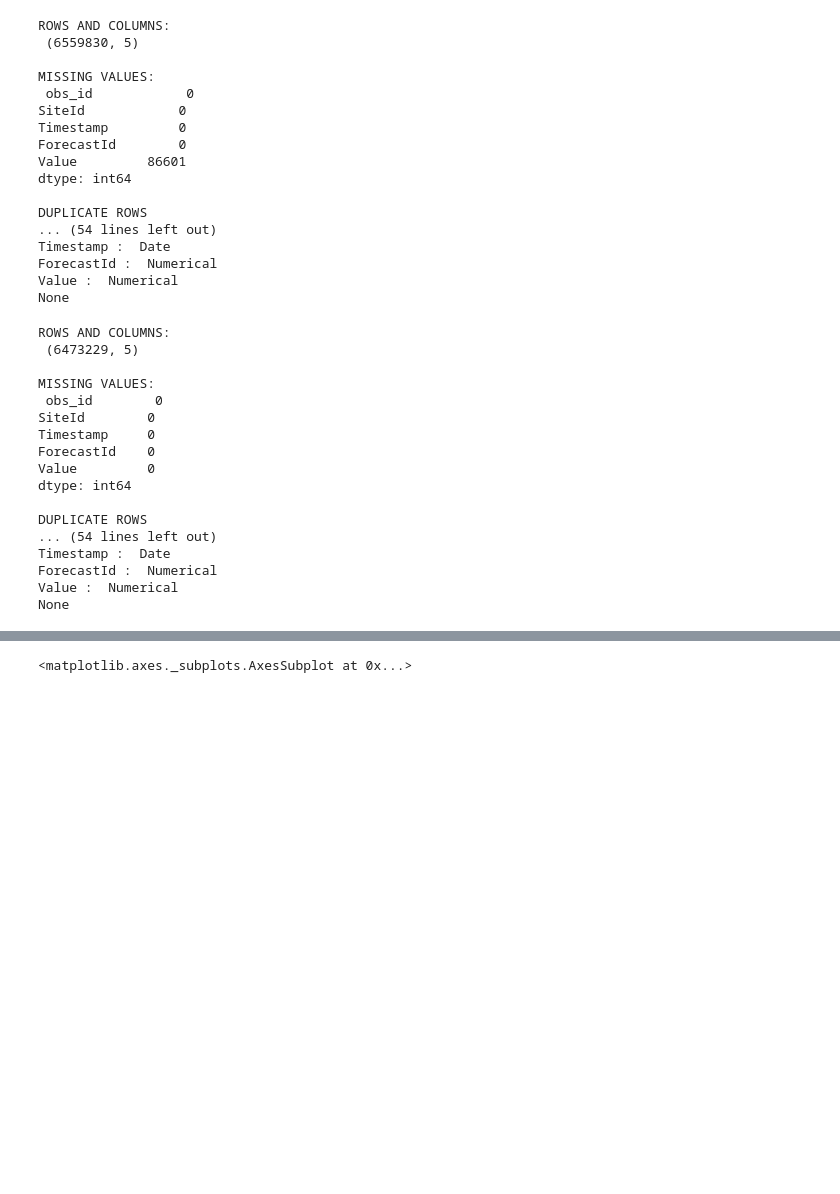
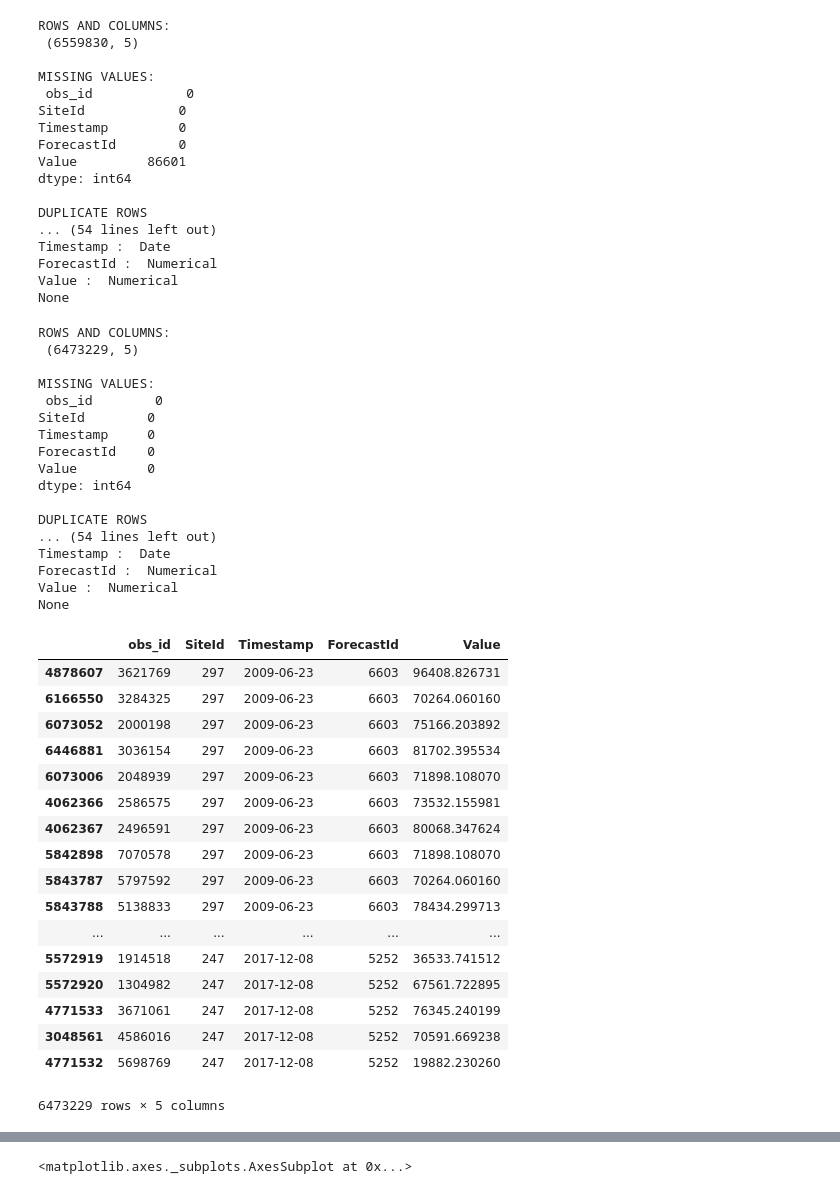
Before and after one commit to team-energy-consumption/main, a Jupyter notebook: team_high_energy.ipynb, the cells around one changed output, grey strips where cells are left out. Drawn from its saved outputs; the diff is of its cells as text; code cells hidden in the pictures; blank space fills up the shorter version.

```diff
--- a/team_high_energy.ipynb
+++ b/team_high_energy.ipynb
@@ -431,25 +432,44 @@ None
 # %%
 # Missing Data - when less than 5% of data is missing we can drop observations
 pct_missing = (86601/6559830)*100
 pct_missing
 
 training_data = training_data.dropna()
 datainspect(training_data)
+training_data.sort_values('Timestamp')
 # %% [output]
 ROWS AND COLUMNS:
  (6473229, 5)
 
 MISSING VALUES:
  obs_id        0
 SiteId        0
 Timestamp     0
 ForecastId    0
 Value         0
 dtype: int64
 
 DUPLICATE ROWS
 ... (54 lines left out)
 Timestamp :  Date
 ForecastId :  Numerical
 Value :  Numerical
 None
+|  | obs_id | SiteId | Timestamp | ForecastId | Value |
+| 4878607 | 3621769 | 297 | 2009-06-23 | 6603 | 96408.826731 |
+| 6166550 | 3284325 | 297 | 2009-06-23 | 6603 | 70264.060160 |
+| 6073052 | 2000198 | 297 | 2009-06-23 | 6603 | 75166.203892 |
+| 6446881 | 3036154 | 297 | 2009-06-23 | 6603 | 81702.395534 |
+| 6073006 | 2048939 | 297 | 2009-06-23 | 6603 | 71898.108070 |
+| 4062366 | 2586575 | 297 | 2009-06-23 | 6603 | 73532.155981 |
+| 4062367 | 2496591 | 297 | 2009-06-23 | 6603 | 80068.347624 |
+| 5842898 | 7070578 | 297 | 2009-06-23 | 6603 | 71898.108070 |
+| 5843787 | 5797592 | 297 | 2009-06-23 | 6603 | 70264.060160 |
+| 5843788 | 5138833 | 297 | 2009-06-23 | 6603 | 78434.299713 |
+| ... | ... | ... | ... | ... | ... |
+| 5572919 | 1914518 | 247 | 2017-12-08 | 5252 | 36533.741512 |
+| 5572920 | 1304982 | 247 | 2017-12-08 | 5252 | 67561.722895 |
+| 4771533 | 3671061 | 247 | 2017-12-08 | 5252 | 76345.240199 |
+| 3048561 | 4586016 | 247 | 2017-12-08 | 5252 | 70591.669238 |
+| 4771532 | 5698769 | 247 | 2017-12-08 | 5252 | 19882.230260 |
+6473229 rows × 5 columns
```
Also changed, not shown: parts of 9 cells of this notebook, 1 other file.
